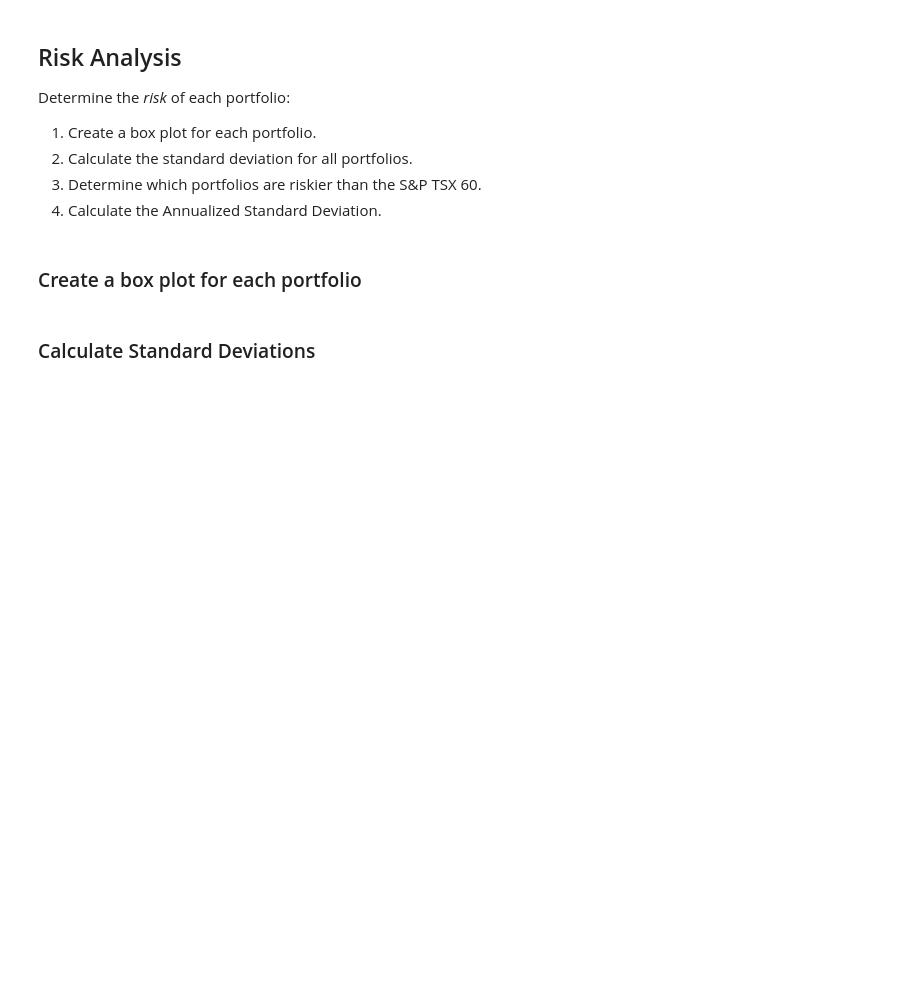
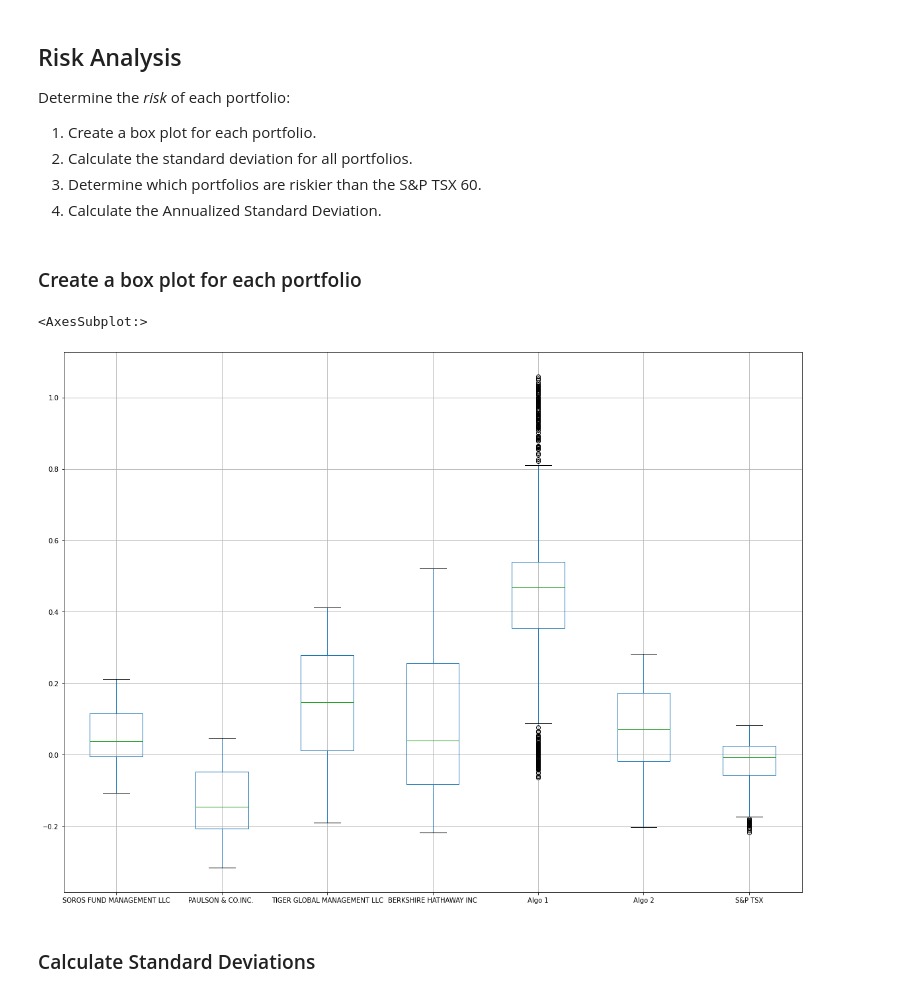
Before and after one commit to ngracan/Python-Challenge-2, a Jupyter notebook: Code/whale_analysis.ipynb, the cells around one changed output. Cells and saved outputs as stored; diff of their text form; code cells hidden in the pictures; blank space fills up the shorter version.

```diff
--- a/Code/whale_analysis.ipynb
+++ b/Code/whale_analysis.ipynb
@@ -221,6 +225,10 @@ Determine the _risk_ of each portfolio:
 ### Create a box plot for each portfolio
 # %%
 # Box plot to visually show risk
+cumulative_returns.boxplot(figsize=(20,15))
+# %% [output]
+<AxesSubplot:>
+[figure, added]
 # %% [markdown]
 ### Calculate Standard Deviations
 # %%
```
Also changed, not shown: parts of 5 cells of this notebook.
